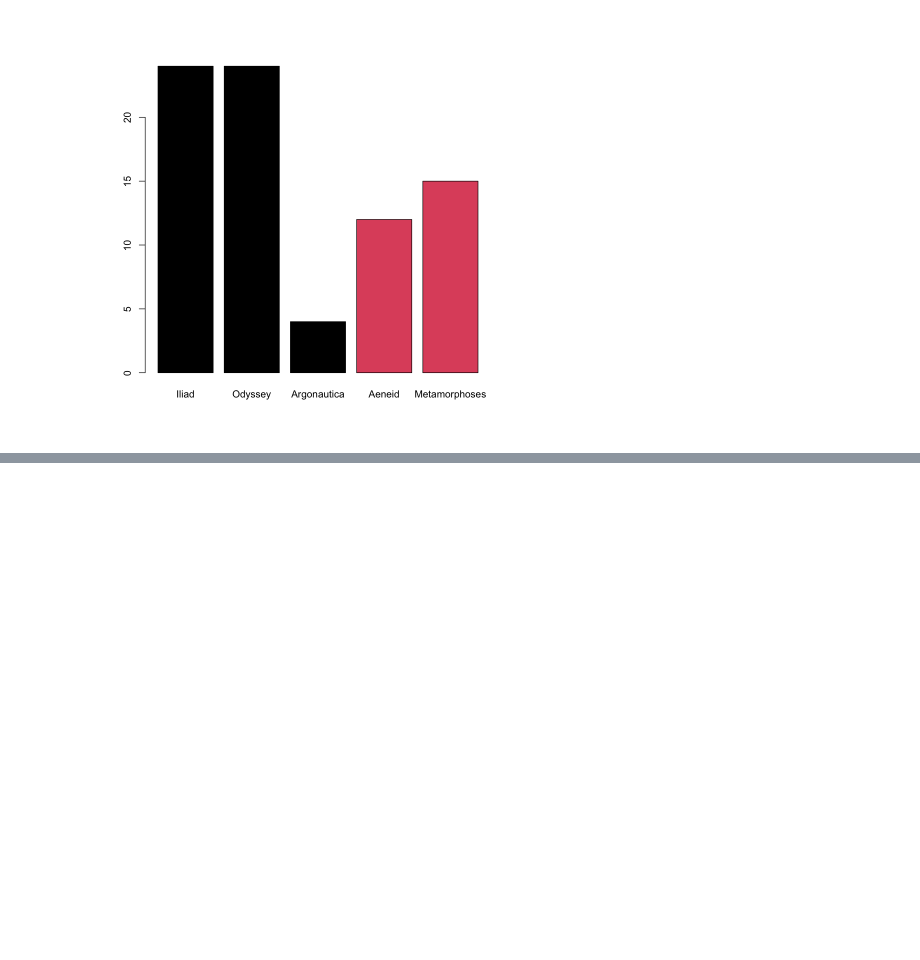
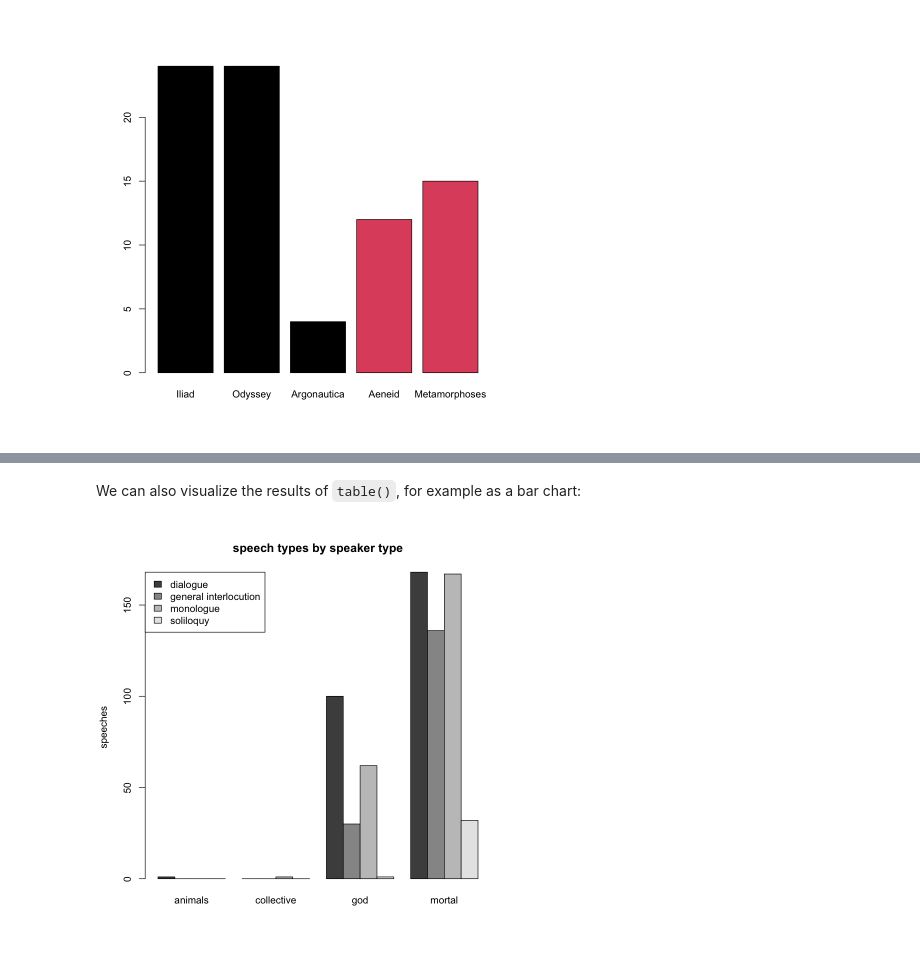
Before and after one commit to cwf2/rostock_r, a Jupyter notebook: 1 - Introduction.ipynb, the cells around one changed output, grey strips where cells are left out. Saved outputs shown, nothing was run; the diff lists cells and outputs as text; code cells hidden in the pictures; blank space fills up the shorter version.

```diff
--- a/1 - Introduction.ipynb
+++ b/1 - Introduction.ipynb
@@ -874,0 +1007,12 @@ A data.frame: 698 × 12
+# %% [markdown]
+We can also visualize the results of `table()`, for example as a bar chart:
+# %%
+with(speeches,
+     barplot(table(simple_cluster_type, spkr_type),
+             beside=T,
+             legend=T,
+             args.legend=list(x='topleft'),
+             ylab='speeches',
+             main='speech types by speaker type'))
+# %% [output]
+[figure, added]
```
Also changed, not shown: parts of 31 cells of this notebook.
